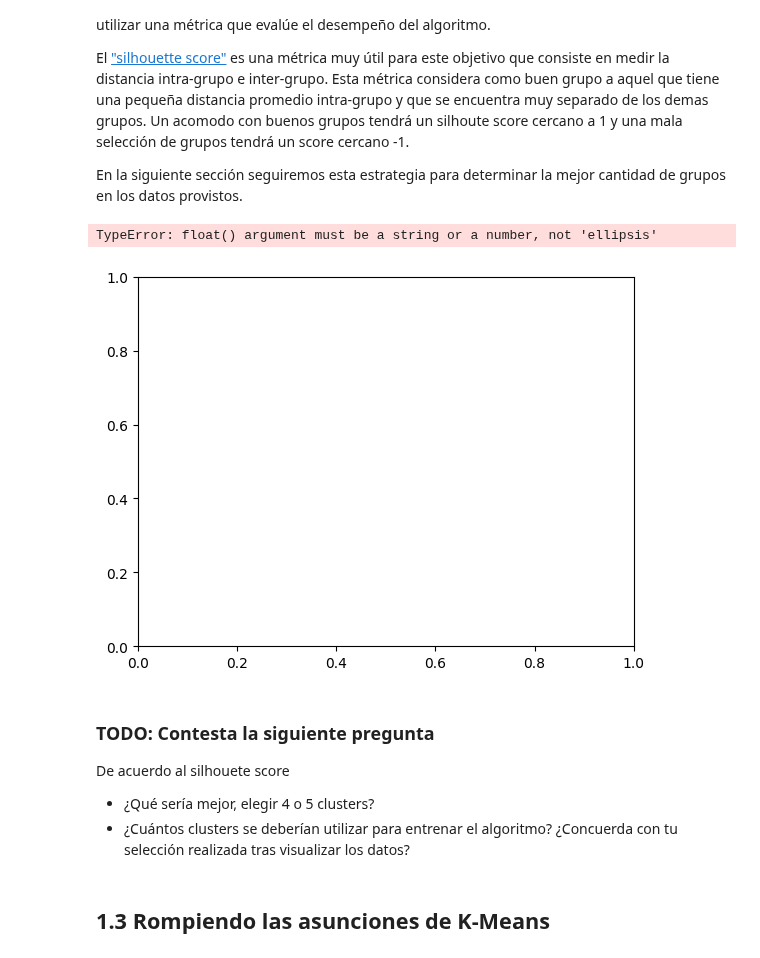
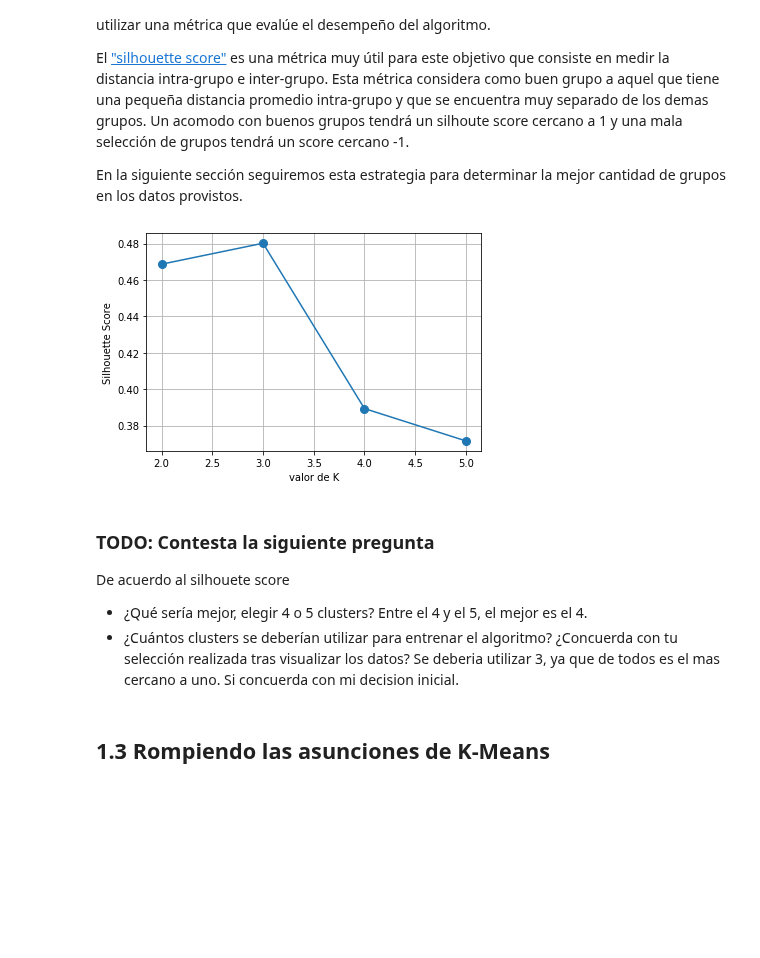
Before and after one commit to israelito123/SI24_LosCapybaros, a Jupyter notebook: src/si24/ejercicios/E05_unsupervised/clustering.ipynb, the cells around one changed output. Saved outputs shown, nothing was run; the diff lists cells and outputs as text; code cells hidden in the pictures; blank space fills up the shorter version.

```diff
--- a/src/si24/ejercicios/E05_unsupervised/clustering.ipynb
+++ b/src/si24/ejercicios/E05_unsupervised/clustering.ipynb
@@ -66,30 +68,32 @@ En la siguiente sección seguiremos esta estrategia para determinar la mejor can
 # %%
 from sklearn.metrics import silhouette_score
 
 Ks = range(2,6)
 scores = []
 for k in Ks:
     kmeans = KMeans(n_clusters=k, random_state=0).fit(X)
     # TODO: Obten el silhouete score de nuestro modelo
     # ====== Start of solution =====
-    score = ...
+    kmeans = KMeans(n_clusters=k, random_state=0)
+    score = silhouette_score(X, kmeans.fit_predict(X))
     # ====== End of solution =====
     scores.append(score)
 
 plt.plot(Ks,scores,'-o', markersize=8)
 plt.xlabel("valor de K")
 plt.ylabel("Silhouette Score")
 plt.grid()
 plt.show()
 # %% [output]
-TypeError: float() argument must be a string or a number, not 'ellipsis'
-[figure, old version]
+[figure, new version]
 # %% [markdown]
 ### TODO: Contesta la siguiente pregunta
 
 De acuerdo al silhouete score
 - ¿Qué sería mejor, elegir 4 o 5 clusters?
+Entre el 4 y el 5, el mejor es el 4.
 - ¿Cuántos clusters se deberían utilizar para entrenar el algoritmo? ¿Concuerda con tu selección realizada tras visualizar los datos?
+Se deberia utilizar 3, ya que de todos es el mas cercano a uno. Si concuerda con mi decision inicial.
 # %% [markdown]
 ## 1.3 Rompiendo las asunciones de K-Means
 # %% [markdown]
```
Also changed, not shown: parts of 6 cells of this notebook.
